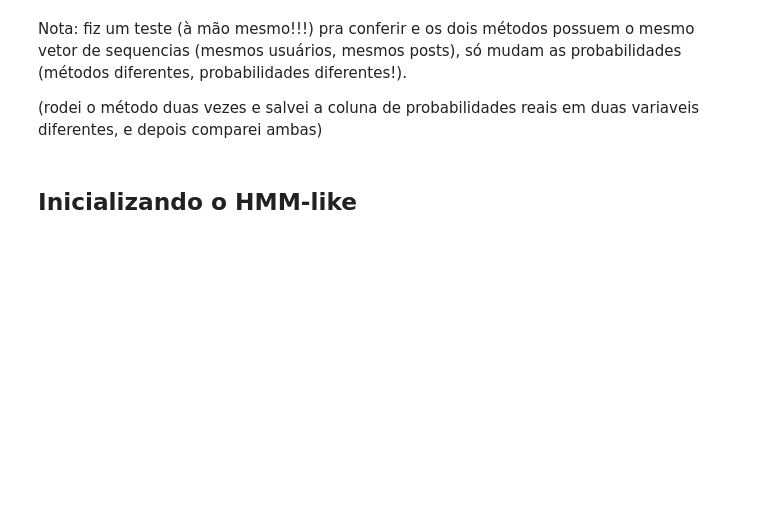
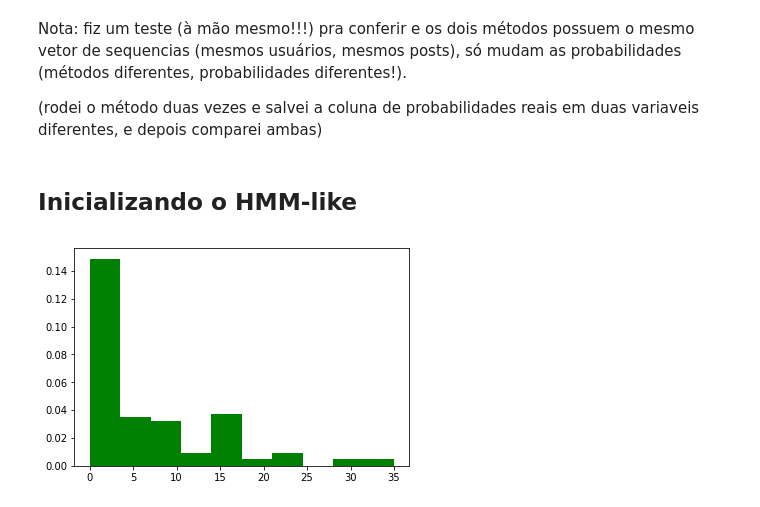
Before and after one commit to rafaelsmedina/reddit, a Jupyter notebook: e_ml_methods/HMM-like.ipynb, the cells around one changed output. Cells and saved outputs as stored; diff of their text form; code cells hidden in the pictures; blank space fills up the shorter version.

Commit message:
Runs HMM and analyses histograms

```diff
--- a/e_ml_methods/HMM-like.ipynb
+++ b/e_ml_methods/HMM-like.ipynb
@@ -48,7 +51,7 @@ for item in g.nodes():
 ## Buscando os resultados do método de ML
 # %%
 probs = {}
-method = 'grad_boost'
+method = 'xg_boost'
 file = open('../e_ml_methods/' + method + '.csv')
 for line in file.readlines():
     id, correct, prob = line.split(',')
@@ -112,7 +115,6 @@ for user in users:
 
     if seq and len(profs) > 1 and 3 not in profs:
         sequences[user] = (profs, probabilities)
-        b.append(profs)
 # %% [markdown]
 Nota: fiz um teste (à mão mesmo!!!) pra conferir e os dois métodos possuem o mesmo vetor de sequencias (mesmos usuários, mesmos posts), só mudam as probabilidades (métodos diferentes, probabilidades diferentes!).
 
@@ -134,11 +136,24 @@ for seq in sequencias_possiveis:
     predito[seq] = 0
     porc_pred[seq] = []
     mean_p[seq] = []
+f1_g = []
+f1_t = []
+
+zero_to_one_real = []
+one_to_two_real = []
+zero_to_two_real = []
+
+zero_to_one_calc = []
+one_to_two_calc = []
+zero_to_two_calc = []
+
+confusion = [[0 for m in range(4)] for n in range(4)]
 # %%
 # para cada usuário
 for user in sequences:
     # salvo as proficiências reais dele
     proficiencias = sequences[user][0]
+    f1_t = f1_t + proficiencias
     # N = número de posts
     N = len(proficiencias)
 
@@ -213,7 +228,24 @@ for user in sequences:
 
     certos = 0
     total = 0
+    f1_g = f1_g + lista
+
+    pl = [i for i,x in enumerate(np.diff(proficiencias)) if x == 1]
+    if len(pl) > 1:
+        zero_to_one_real.append(pl[0])
+        one_to_two_real.append(pl[1])
+    elif len(pl) > 0:
+        zero_to_one_real.append(pl[0])
+
+    pl = [i for i,x in enumerate(np.diff(lista)) if x == 1]
+    if len(pl) > 1:
+        zero_to_one_calc.append(pl[0])
+        one_to_two_calc.append(pl[1])
+    elif len(pl) > 0:
+        zero_to_one_calc.append(pl[0])
+
     for i in range(0, len(lista)):
+        confusion[proficiencias[i]][lista[i]] = confusion[proficiencias[i]][lista[i]] + 1
         if proficiencias[i] == lista[i]:
             certos = certos + 1
             c=c+1
@@ -223,3 +255,8 @@ for user in sequences:
     corretos.append((float(certos)/float(total))*100)
     porc_pred[key].append(float(certos)/float(total))
     mean_p[key].append(len(user))
+# %%
+plt.hist(zero_to_one_real, density=True, facecolor='g')
+plt.show()
+# %% [output]
+[figure, added]
```
Also changed, not shown: parts of 7 cells of this notebook, 10 other files.
